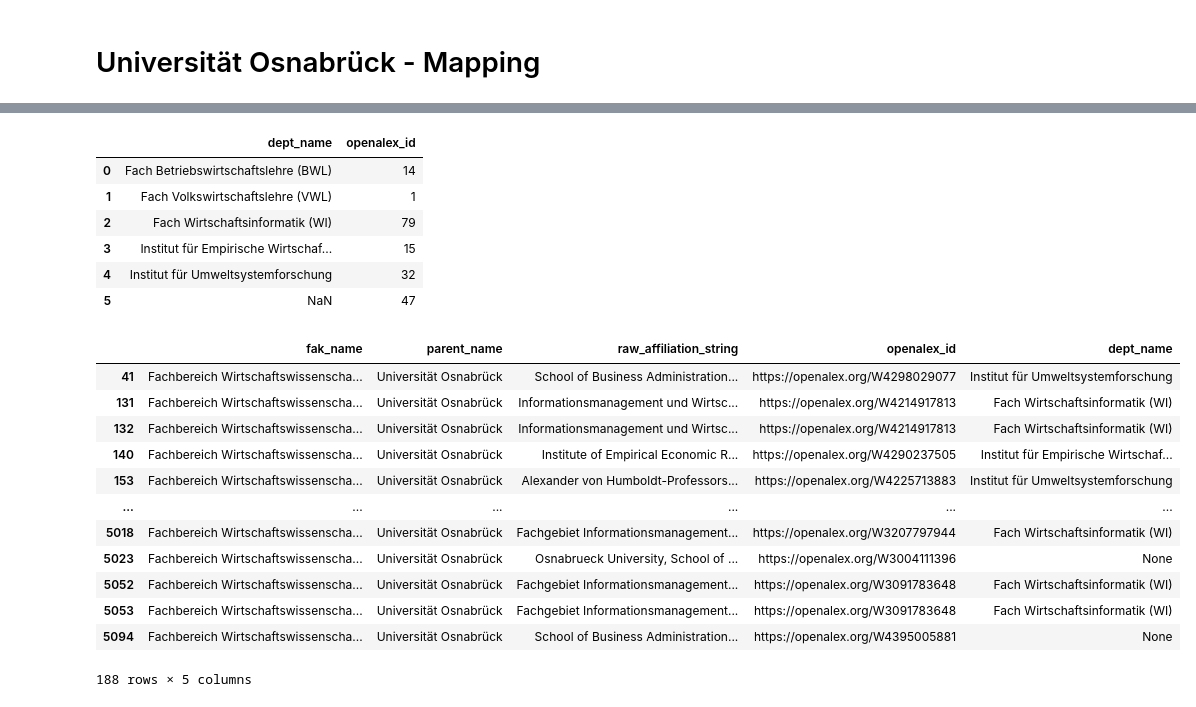
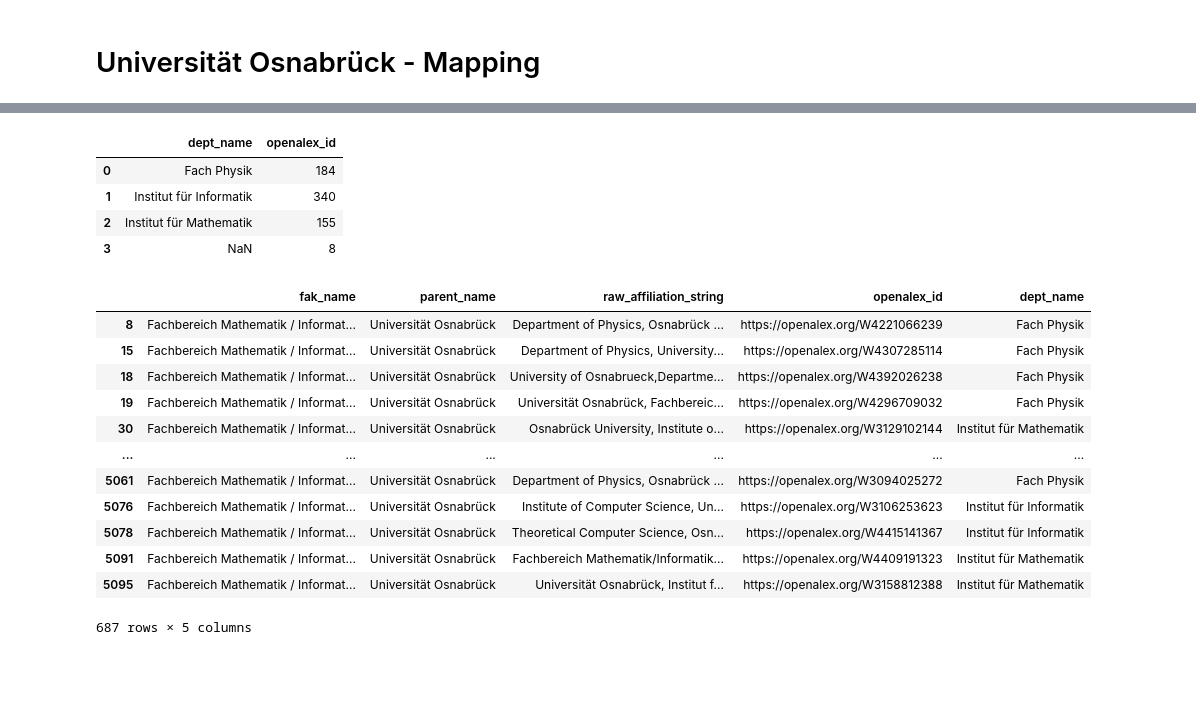
Before and after one commit to naustica/lower_saxony_institutions, a Jupyter notebook: notebooks/institution_mapping/UOSNABRÜCK.ipynb, the cells around one changed output, grey strips where cells are left out. Saved outputs shown, nothing was run; the diff lists cells and outputs as text; code cells hidden in the pictures; blank space fills up the shorter version.

```diff
--- a/notebooks/institution_mapping/UOSNABRÜCK.ipynb
+++ b/notebooks/institution_mapping/UOSNABRÜCK.ipynb
@@ -79,34 +81,35 @@ MAPPING_DICT = {
     'Fachbereich Biologie / Chemie': ['dida(c|k)ti(k|cs) (of|der) (biolog(ie|y)|chemie)', 'genetics', 'biolog(ie|y)(/| and )chemi(e|stry)', 'botan(y|ical)',
                                       '(new|organic|neuer) material(ien|s)', '(neuro|mi(k|c)ro)biolog(ie|y)', 'chemi(e|stry)', 'electrochemical',
                                       'bioorganische', '(behavio(u)?ral|structural|cell) biology', 'nanoanalytic', 'zoology', 'biodiversity',
-                                      'plant physiology', 'department of ecology', 'animal', '(department|faculty) of biology', 'bioimaging'
+                                      'plant physiology', 'department of ecology', 'animal', '(department|faculty) of biology', 'bioimaging',
+                                      'biology didactics', 'biologiedidaktik'
                                      ],
     'Fachbereich Erziehungs- und Kulturwissenschaften': ['education(al)? science', 'erziehungswissenschaft', '(school|science|institute) of education',
                                                          '(islami(sche|c)|katholische|ev.|evangelische) theolog(ie|y)', 'vocational',
-                                                         'schulpädagogik', 'sport', 'elementary education', 'musi(k|c)'
+                                                         '(schul|wirtschafts)pädagogik', 'sport', 'elementary education', 'musi(k|c)'
                                                         ],
     'Fachbereich Humanwissenschaften': ['kognitionswissenschaft', 'dermatolog(ie|ic|y|ische)', 'psycholog(ie|y)', 'cognitive', '(human|health) (sciences|research)',
                                         'pflegewissenschaft', 'philosophy', 'ethics and critical theories', 'new public health', 'psychotherapy',
                                         'gesundheitsforschung', 'childhood', 'nursing science', 'forschungsmethodik'
                                        ],
-    'Fachbereich Kultur- und Sozialwissenschaften': ['(social|political|soil) science', 'geograph(ie|y)', 'sozial(- und kultur)?wissenschaften', 'european integration',
+    'Fachbereich Kultur- und Sozialwissenschaften': ['(social|political|soil) science', 'geograph(ie|y)', 'sozial(- und kultur)?wissenschaft', 'european integration',
                                                      'conflict research', 'historisches seminar', 'department of history', 'modern history',
-                                                     'neueste geschichte'
+                                                     'neueste geschichte', 'mehrebenenpolitik'
                                                     ],
     'Fachbereich Mathematik / Informatik / Physik': ['mathemati(k|cs)', '(institut|department) (für|of) (physi(k|cs)|informatik)', 'computer science', 'physi(k|cs),',
-                                                     'semantic information', 'data science', 'information systems', 'digital image', 'fachbereich physik',
-                                                     'software engineering', 'physics (education|department)', 'computer engineering', 'knowledge-based systems',
-                                                     'artificial intelligence', 'applied algebra'
+                                                     'semantic information', 'data science', 'digital image', 'fachbereich physik',
+                                                     'software engineering', 'physics (education|department)', 'computer engineering', 'knowledge(-|\s)based systems',
+                                                     'artificial intelligence', 'applied algebra', 'comput. sci.'
                                                     ],
-    'Fachbereich Rechtswissenschaften': ['(gesellschafts|straf|völker|europa|wirtschafts)recht', 'faculty of law', 'legal studies'],
+    'Fachbereich Rechtswissenschaften': ['(gesellschafts|straf|völker|europa|wirtschafts)recht', 'faculty of law', 'legal studies', 'öffentliches recht'],
     'Fachbereich Sprach- und Literaturwissenschaft': ['germanistik', 'linguistics', 'american studies', 'latinistics', '(romance|latin) (studies|languages)'],
     'Fachbereich Wirtschaftswissenschaften': ['wirtschaftsinformatik', 'business administration', 'accounting', 'economic education', 'business and economics',
                                               'wirtschaftswissenschaften', 'banking and finance', '(international|empirical) economic', 'department of economics',
-                                              '(innovation|information) management', 'economic department'
+                                              '(innovation|information) management', 'economic department', 'marketing', 'information systems'
                                              ],
     'Institut für Migrationsforschung und Interkulturelle Studien (IMIS)': ['(imis)', 'migrationsforschung', 'migration research'],
     'Institut für Umweltsystemforschung': ['environmental systems (science|research|economics)'],
-    #'Universitätsbibliothek': [],
+    'Universitätsbibliothek': ['university library'],
     #'Zentrum für Informationsmanagement und Virtuelle Lehre': [],
     #'Zentrum für Lehrerbildung (ZLB)': []
 }
@@ -248,11 +248,14 @@ MAPPING_DICT_DEPT = {
         'Kunsthistorisches Institut': ['kunsthistorisches institut'],
     },
     'Fachbereich Mathematik / Informatik / Physik': {
-        'Fach Physik': ['physi(k|cs)'],
-        'Institut für Informatik': ['informatik', 'computer science', '(software|computer) engineering', 'information (management|system)', 'artificial',
-                                    'remote sensing', 'knowledge-based'
+        'Fach Physik': ['fach(bereich)? physik', 'physics department', '(faculty|school|department|institute) (of|for) physic', 'institut für physik', 'biophysics',
+                        'physics education'
+                       ],
+        'Institut für Informatik': ['(inst(.|itut(e)?)|dep(artment|.)) (of|for) computer science', 'institut für informatik', '(software|computer) engineering',
+                                    'information system', 'artificial', 'theoretical computer', 'comput.',
+                                    'remote sensing', 'knowledge(-|\s)based'
                                    ],
-        'Institut für Mathematik': ['mathemati(c|k)'],
+        'Institut für Mathematik': ['mathemati(c|k)', 'algebra'],
     },
     'Fachbereich Rechtswissenschaften': {
         'Center for International Research on Chinese Law and Economics (CIRCLE)': ['chinese law'],
@@ -270,7 +273,7 @@ MAPPING_DICT_DEPT = {
         'Institut für Romanistik / Latinistik': ['roman(ce|istics)'],
     },
     'Fachbereich Wirtschaftswissenschaften': {
-        'Fach Betriebswirtschaftslehre (BWL)': ['betriebswirtschaftslehre', 'bwl', 'banking', 'innovation management'],
+        'Fach Betriebswirtschaftslehre (BWL)': ['betriebswirtschaftslehre', 'bwl', 'banking', 'innovation management', 'marketing'],
         'Fach Volkswirtschaftslehre (VWL)': ['volkswirtschaftslehre', 'vwl', 'international economic'],
         'Fach Wirtschaftsinformatik (WI)': ['wirtschaftsinformatik', 'business informatics'],
         'Institut für Empirische Wirtschaftsforschung': ['wirtschaftsforschung', 'empiri(sch|cal)'],
@@ -292,8 +295,10 @@ def map_dept(address: str, faculty: str) -> Union[str, None]:
         return None
     else:
         return None
+# %%
+current_faculty = 'Fachbereich Mathematik / Informatik / Physik'
 # %%
-df_with_inst.loc[df_with_inst['fak_name'] == 'Fachbereich Wirtschaftswissenschaften', 'dept_name'] = \
-    df_with_inst.loc[df_with_inst['fak_name'] == 'Fachbereich Wirtschaftswissenschaften']['raw_affiliation_string'].apply(map_dept,
-                                                                                    faculty='Fachbereich Wirtschaftswissenschaften')
+df_with_inst.loc[df_with_inst['fak_name'] == current_faculty, 'dept_name'] = \
+    df_with_inst.loc[df_with_inst['fak_name'] == current_faculty]['raw_affiliation_string'].apply(map_dept,
+                                                                                    faculty=current_faculty)
 # %%
@@ -318,27 +312,25 @@ array(['School of Business Administration and Economics Osnabrück University  O
       dtype=object)
 # %%
-df_with_inst[df_with_inst['fak_name'] == 'Fachbereich Wirtschaftswissenschaften'].groupby(['dept_name'], dropna=False)['openalex_id'].count().reset_index()
+df_with_inst[df_with_inst['fak_name'] == current_faculty].groupby(['dept_name'], dropna=False)['openalex_id'].count().reset_index()
 # %% [output]
 |  | dept_name | openalex_id |
-| 0 | Fach Betriebswirtschaftslehre (BWL) | 14 |
-| 1 | Fach Volkswirtschaftslehre (VWL) | 1 |
-| 2 | Fach Wirtschaftsinformatik (WI) | 79 |
-| 3 | Institut für Empirische Wirtschaf... | 15 |
-| 4 | Institut für Umweltsystemforschung | 32 |
-| 5 | NaN | 47 |
+| 0 | Fach Physik | 184 |
+| 1 | Institut für Informatik | 340 |
+| 2 | Institut für Mathematik | 155 |
+| 3 | NaN | 8 |
 # %%
-df_with_inst[df_with_inst['fak_name'] == 'Fachbereich Wirtschaftswissenschaften']
+df_with_inst[df_with_inst['fak_name'] == current_faculty]
 # %% [output]
 |  | fak_name | parent_name | raw_affiliation_string | openalex_id | dept_name |
-| 41 | Fachbereich Wirtschaftswissenscha... | Universität Osnabrück | School of Business Administration... | https://openalex.org/W4298029077 | Institut für Umweltsystemforschung |
-| 131 | Fachbereich Wirtschaftswissenscha... | Universität Osnabrück | Informationsmanagement und Wirtsc... | https://openalex.org/W4214917813 | Fach Wirtschaftsinformatik (WI) |
-| 132 | Fachbereich Wirtschaftswissenscha... | Universität Osnabrück | Informationsmanagement und Wirtsc... | https://openalex.org/W4214917813 | Fach Wirtschaftsinformatik (WI) |
-| 140 | Fachbereich Wirtschaftswissenscha... | Universität Osnabrück | Institute of Empirical Economic R... | https://openalex.org/W4290237505 | Institut für Empirische Wirtschaf... |
-| 153 | Fachbereich Wirtschaftswissenscha... | Universität Osnabrück | Alexander von Humboldt-Professors... | https://openalex.org/W4225713883 | Institut für Umweltsystemforschung |
+| 8 | Fachbereich Mathematik / Informat... | Universität Osnabrück | Department of Physics, Osnabrück ... | https://openalex.org/W4221066239 | Fach Physik |
+| 15 | Fachbereich Mathematik / Informat... | Universität Osnabrück | Department of Physics, University... | https://openalex.org/W4307285114 | Fach Physik |
+| 18 | Fachbereich Mathematik / Informat... | Universität Osnabrück | University of Osnabrueck,Departme... | https://openalex.org/W4392026238 | Fach Physik |
+| 19 | Fachbereich Mathematik / Informat... | Universität Osnabrück | Universität Osnabrück, Fachbereic... | https://openalex.org/W4296709032 | Fach Physik |
+| 30 | Fachbereich Mathematik / Informat... | Universität Osnabrück | Osnabrück University, Institute o... | https://openalex.org/W3129102144 | Institut für Mathematik |
 | ... | ... | ... | ... | ... | ... |
-| 5018 | Fachbereich Wirtschaftswissenscha... | Universität Osnabrück | Fachgebiet Informationsmanagement... | https://openalex.org/W3207797944 | Fach Wirtschaftsinformatik (WI) |
-| 5023 | Fachbereich Wirtschaftswissenscha... | Universität Osnabrück | Osnabrueck University, School of ... | https://openalex.org/W3004111396 | None |
-| 5052 | Fachbereich Wirtschaftswissenscha... | Universität Osnabrück | Fachgebiet Informationsmanagement... | https://openalex.org/W3091783648 | Fach Wirtschaftsinformatik (WI) |
-| 5053 | Fachbereich Wirtschaftswissenscha... | Universität Osnabrück | Fachgebiet Informationsmanagement... | https://openalex.org/W3091783648 | Fach Wirtschaftsinformatik (WI) |
-| 5094 | Fachbereich Wirtschaftswissenscha... | Universität Osnabrück | School of Business Administration... | https://openalex.org/W4395005881 | None |
+| 5061 | Fachbereich Mathematik / Informat... | Universität Osnabrück | Department of Physics, Osnabrück ... | https://openalex.org/W3094025272 | Fach Physik |
+| 5076 | Fachbereich Mathematik / Informat... | Universität Osnabrück | Institute of Computer Science, Un... | https://openalex.org/W3106253623 | Institut für Informatik |
+| 5078 | Fachbereich Mathematik / Informat... | Universität Osnabrück | Theoretical Computer Science, Osn... | https://openalex.org/W4415141367 | Institut für Informatik |
+| 5091 | Fachbereich Mathematik / Informat... | Universität Osnabrück | Fachbereich Mathematik/Informatik... | https://openalex.org/W4409191323 | Institut für Mathematik |
+| 5095 | Fachbereich Mathematik / Informat... | Universität Osnabrück | Universität Osnabrück, Institut f... | https://openalex.org/W3158812388 | Institut für Mathematik |
-188 rows × 5 columns
+687 rows × 5 columns
```
Also changed, not shown: parts of 16 cells of this notebook, 17 other files.
